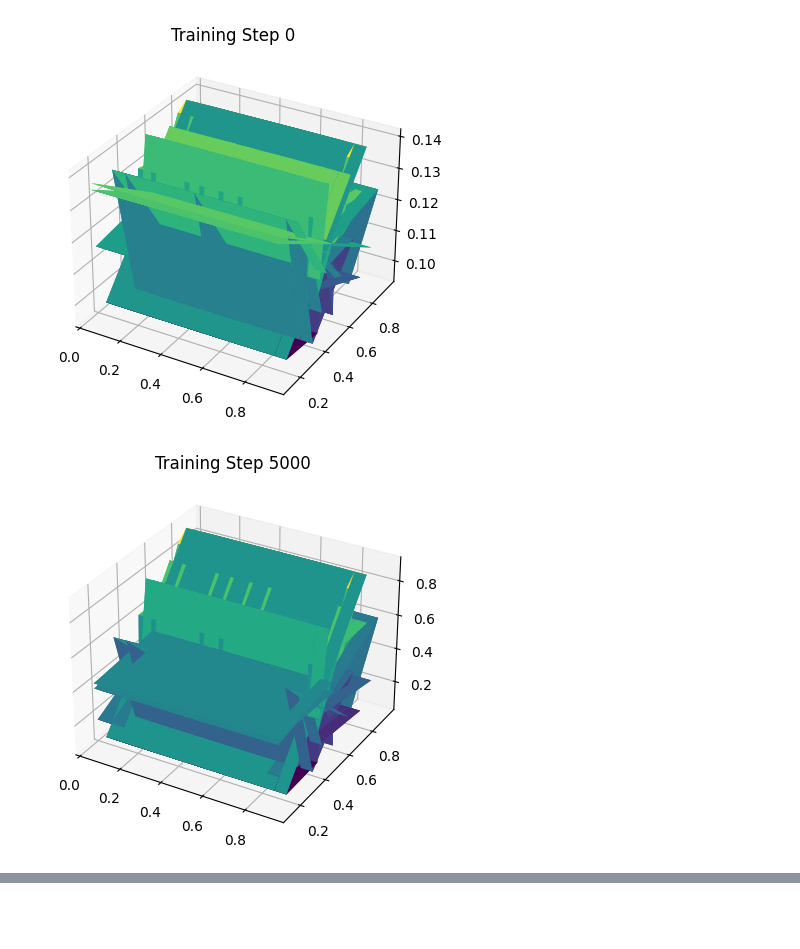
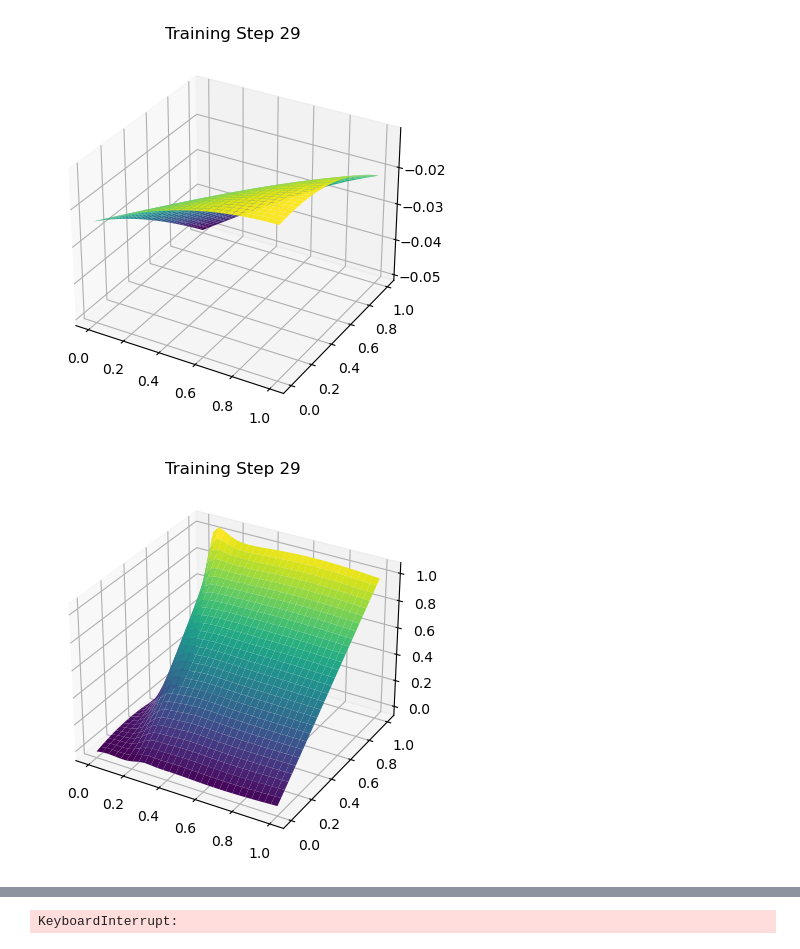
Before and after one commit to merdern/FYP, a Jupyter notebook: ConcPINN.ipynb, the cells around one changed output, grey strips where cells are left out. Saved outputs shown, nothing was run; the diff lists cells and outputs as text; code cells hidden in the pictures; blank space fills up the shorter version.

Commit message:
PINN working

```diff
--- a/ConcPINN.ipynb
+++ b/ConcPINN.ipynb
@@ -4,6 +4,10 @@ import torch
 import torch.nn as nn
 import matplotlib.pyplot as plt
 from mpl_toolkits.mplot3d import Axes3D
+import pandas as pd
+
+device = torch.device("cuda" if torch.cuda.is_available() else "cpu")
+device = "cpu"
 # %%
 class Network(nn.Module):
 
@@ -43,20 +47,20 @@ def TransientAnalyticSoln(x, t):
 torch.manual_seed(123)
 
 # define nn to train, two inputs for x and t
-pinn = Network(2, 3, 32, 1)
+pinn = Network(2, 3, 32, 1).to(device)
 
 # x and t boundary points for training x boundaries, x = 0,1, varying t values
-x0_boundary = torch.tensor(0.).view(-1, 1).requires_grad_(True)
-x1_boundary = torch.tensor(1.).view(-1, 1).requires_grad_(True)
-t_boundaries = torch.linspace(0, 1, 30).view(-1, 1).requires_grad_(True)
+x0_boundary = torch.tensor(0.).view(-1, 1).requires_grad_(True).to(device)
+x1_boundary = torch.tensor(1.).view(-1, 1).requires_grad_(True).to(device)
+t_boundaries = torch.linspace(0, 1, 30).view(-1, 1).requires_grad_(True).to(device)
 
 # 0 time boundary for training
-t0_boundary = torch.tensor(0.).view(-1, 1).requires_grad_(True)
-x_boundary = torch.linspace(0, 1, 30).view(-1, 1).requires_grad_(True)
+t0_boundary = torch.tensor(0.).view(-1, 1).requires_grad_(True).to(device)
+x_boundary = torch.linspace(0, 1, 30).view(-1, 1).requires_grad_(True).to(device)
 
 # x, t for phsyics loss
-x_physics = torch.rand(30).requires_grad_(True)
-t_physics = torch.rand(30).requires_grad_(True)
+x_physics = torch.rand(30).requires_grad_(True).to(device)
+t_physics = torch.rand(30).requires_grad_(True).to(device)
 
 
 # equation parameters
@@ -65,8 +69,8 @@ D = 1
 # training things
 epochs = 15000
 lr = 1e-3
-lambda1 = 1
-lambda2 = 1
+lambda1 = 1e-2
+lambda2 = 1e-2
 
 # optimiser
 optimiser = torch.optim.Adam(pinn.parameters(), lr = lr)
@@ -126,37 +130,47 @@ for i in range(epochs):
 
     dcdt = torch.autograd.grad(c, t, torch.ones_like(t), create_graph = True)[0]
 
     dcdxs.append(dcdx)
     d2cdx2s.append(d2cdx2)
 
     dcdts.append(dcdt)
 
   d2cdx2_tensor = torch.cat(d2cdx2s, dim = 1)
   dcdt_tensor = torch.cat(dcdts, dim = 1)
   loss_phys = torch.mean((D*d2cdx2_tensor - dcdt_tensor)**2)
 
   loss = lambda1 * (x0_loss + x1_loss + t_loss) + lambda2 * loss_phys
 
   loss.backward()
   optimiser.step()
 
   if i % 5000 == 0:
 
-    X = x_physics.detach().numpy()
-    T = t_physics.detach().numpy()
+    X = torch.linspace(0, 1, 30)
+    T = torch.linspace(0, 1, 30)
+    cs = np.zeros((30, 30))
 
-    X, T = np.meshgrid(X, T)
+    for i, x in enumerate(X):
+        x = x.unsqueeze(0)
+        x = x.unsqueeze(1)
+        for j, t in enumerate(T):
+            t = t.unsqueeze(0)
+            t = t.unsqueeze(1)
 
-    cs = torch.cat(cs).detach().numpy()
-    # Create a 3D plot
+            c = pinn(x, t)
+            cs[i, j] = c
+
+
+    X, T = np.meshgrid(X.numpy(), T.numpy())
+
     fig = plt.figure()
     ax = fig.add_subplot(111, projection='3d')
 
     # Plot the surface
     ax.plot_surface(X, T, cs, cmap='viridis')
 
     plt.title(f"Training Step {i}")
     plt.show()
 # %% [output]
-[figure, old version]
+[figure, new version]
-[figure, old version]
+[figure, new version]
@@ -163,0 +178 @@ for i in range(epochs):
+KeyboardInterrupt:
```
Also changed, not shown: parts of 1 cell of this notebook, 1 other file.
